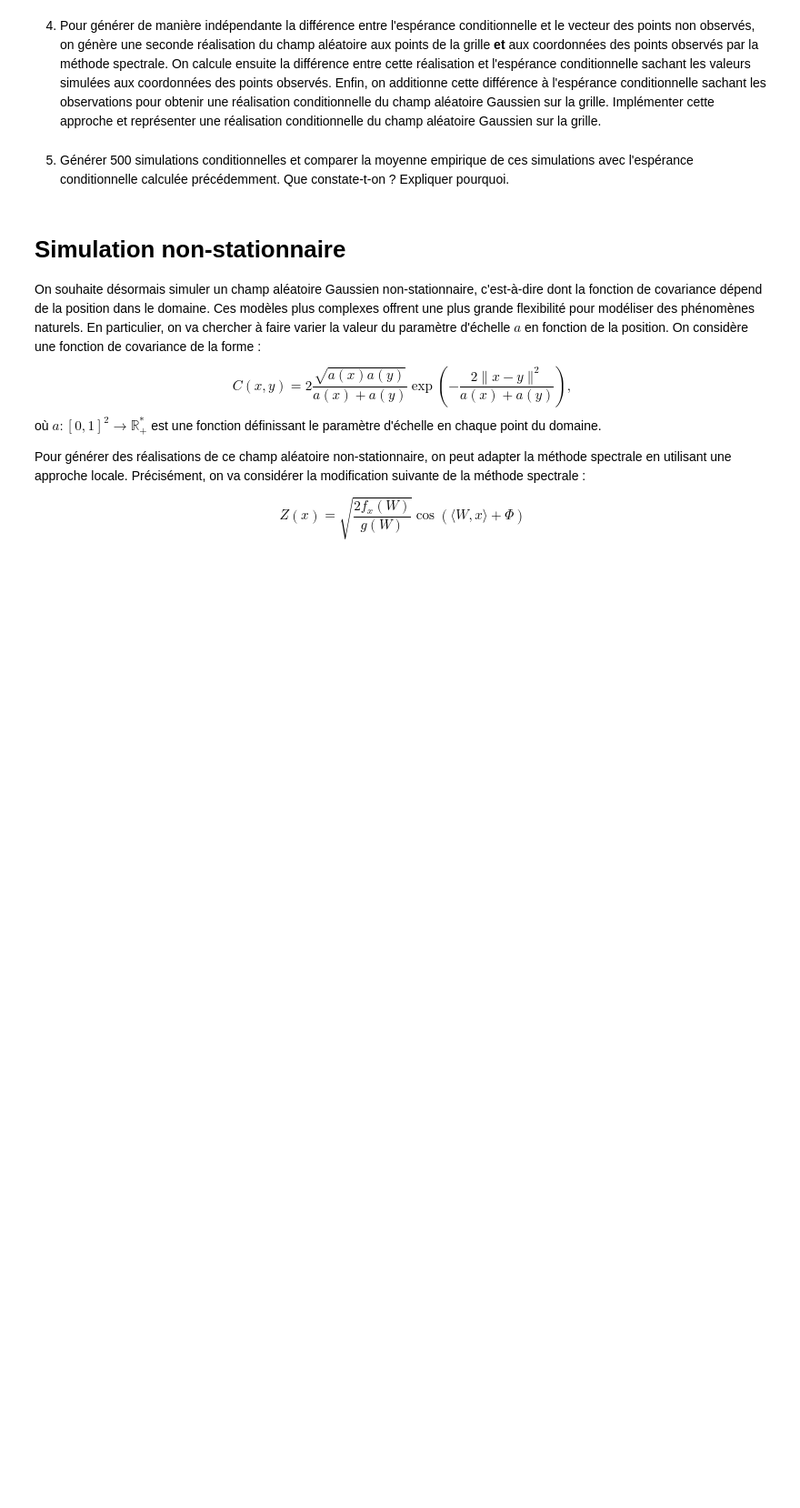
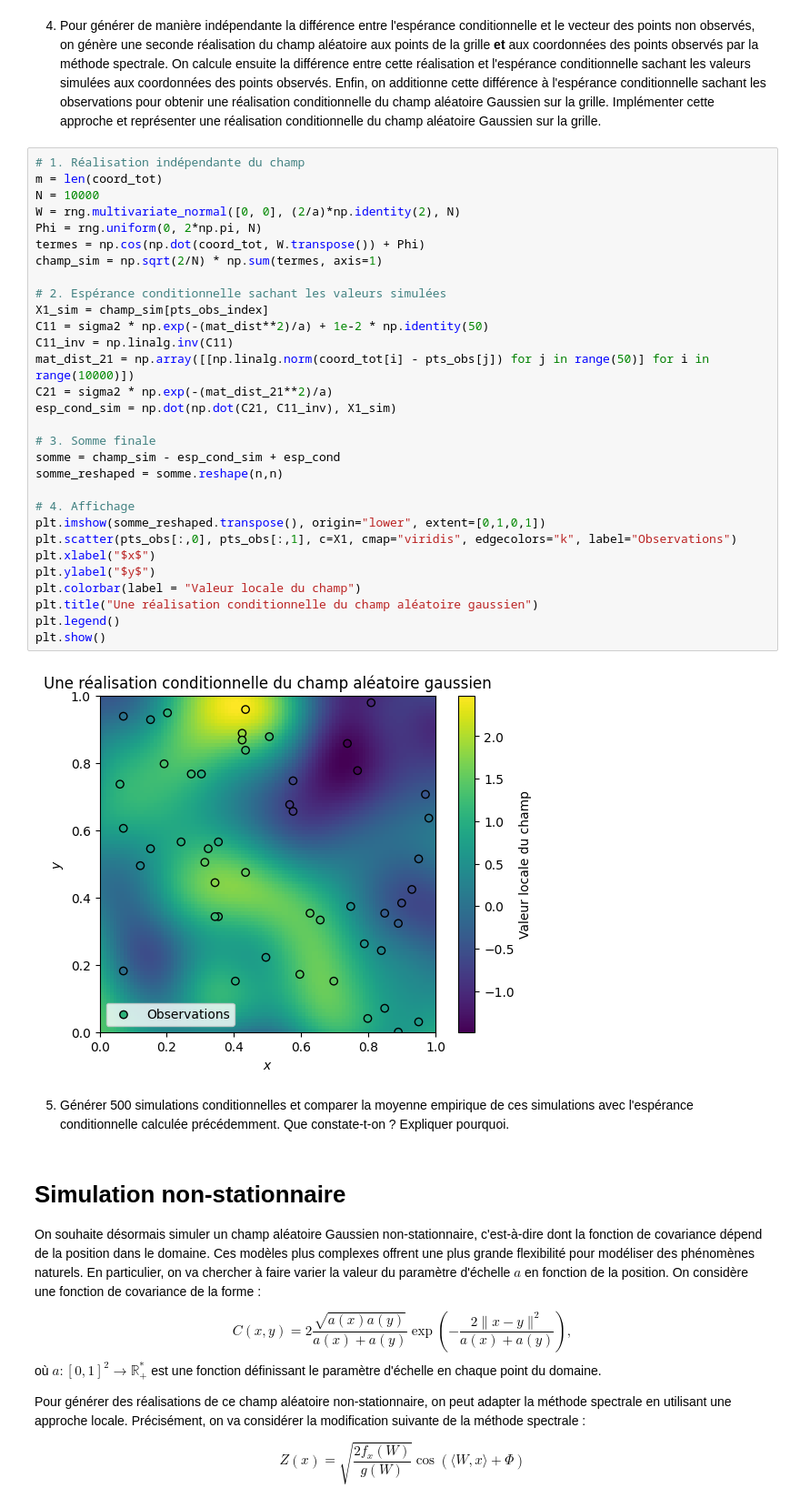
Before and after one commit to louismaguer/projet-maths-info, a Jupyter notebook: projet-probas/Projet Probabilités.ipynb, the cells around one changed output. Shown at 91% size. Saved outputs shown, nothing was run; the diff lists cells and outputs as text; blank space fills up the shorter version.

```diff
--- a/projet-probas/Projet Probabilités.ipynb
+++ b/projet-probas/Projet Probabilités.ipynb
@@ -509,5 +509,37 @@ plt.show()
 # %% [markdown]
 4. Pour générer de manière indépendante la différence entre l'espérance conditionnelle et le vecteur des points non observés, on génère une seconde réalisation du champ aléatoire aux points de la grille **et** aux coordonnées des points observés par la méthode spectrale. On calcule ensuite la différence entre cette réalisation et l'espérance conditionnelle sachant les valeurs simulées aux coordonnées des points observés. Enfin, on additionne cette différence à l'espérance conditionnelle sachant les observations pour obtenir une réalisation conditionnelle du champ aléatoire Gaussien sur la grille. Implémenter cette approche et représenter une réalisation conditionnelle du champ aléatoire Gaussien sur la grille.
+# %%
+# 1. Réalisation indépendante du champ
+m = len(coord_tot)
+N = 10000
+W = rng.multivariate_normal([0, 0], (2/a)*np.identity(2), N)
+Phi = rng.uniform(0, 2*np.pi, N)
+termes = np.cos(np.dot(coord_tot, W.transpose()) + Phi)
+champ_sim = np.sqrt(2/N) * np.sum(termes, axis=1)
+
+# 2. Espérance conditionnelle sachant les valeurs simulées
+X1_sim = champ_sim[pts_obs_index]
+C11 = sigma2 * np.exp(-(mat_dist**2)/a) + 1e-2 * np.identity(50)
+C11_inv = np.linalg.inv(C11)
+mat_dist_21 = np.array([[np.linalg.norm(coord_tot[i] - pts_obs[j]) for j in range(50)] for i in range(10000)])
+C21 = sigma2 * np.exp(-(mat_dist_21**2)/a)
+esp_cond_sim = np.dot(np.dot(C21, C11_inv), X1_sim)
+
+# 3. Somme finale
+somme = champ_sim - esp_cond_sim + esp_cond
+somme_reshaped = somme.reshape(n,n)
+
+# 4. Affichage
+plt.imshow(somme_reshaped.transpose(), origin="lower", extent=[0,1,0,1])
+plt.scatter(pts_obs[:,0], pts_obs[:,1], c=X1, cmap="viridis", edgecolors="k", label="Observations")
+plt.xlabel("$x$")
+plt.ylabel("$y$")
+plt.colorbar(label = "Valeur locale du champ")
+plt.title("Une réalisation conditionnelle du champ aléatoire gaussien")
+plt.legend()
+plt.show()
+# %% [output]
+[figure, added]
 # %% [markdown]
 5. Générer 500 simulations conditionnelles et comparer la moyenne empirique de ces simulations avec l'espérance conditionnelle calculée précédemment. Que constate-t-on ? Expliquer pourquoi.
 # %% [markdown]
```
Also changed, not shown: parts of 2 cells of this notebook, 1 other file.
